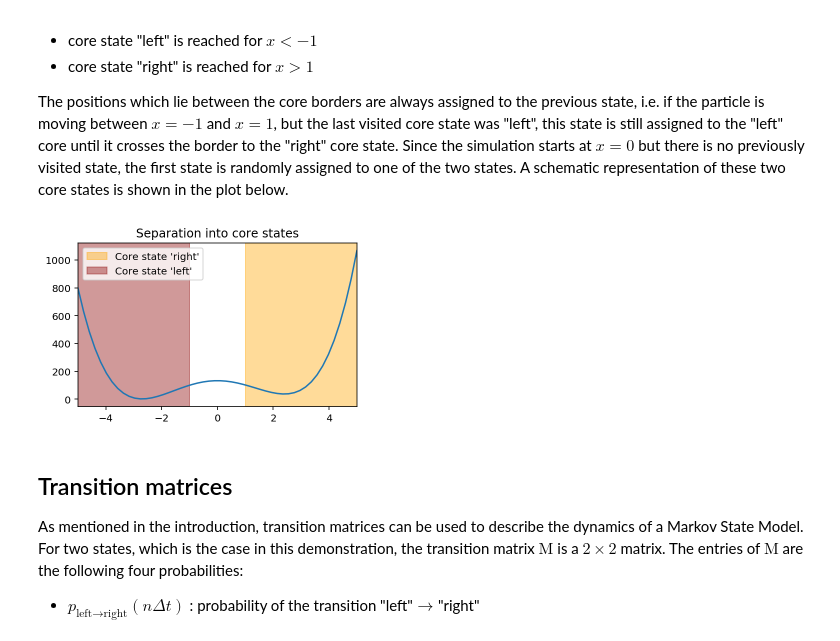
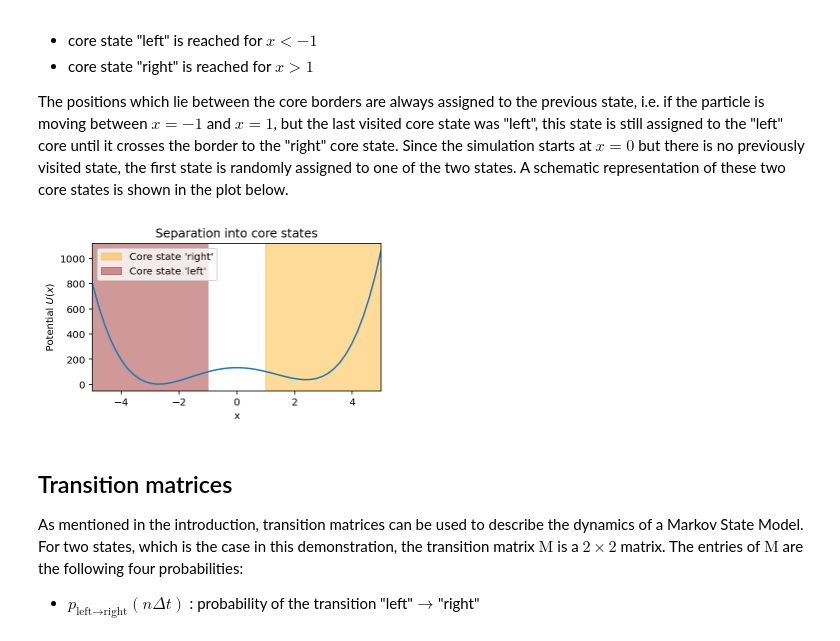
Before and after one commit to jobirk/markovstatemodel, a Jupyter notebook: markov_state_model.ipynb, the cells around one changed output. Drawn from its saved outputs; the diff is of its cells as text; code cells hidden in the pictures.

```diff
--- a/markov_state_model.ipynb
+++ b/markov_state_model.ipynb
@@ -191,14 +193,19 @@ The positions which lie between the core borders are always assigned to the prev
 # %%
 fig, ax = plt.subplots(figsize=(5,3))
 ax.plot(x, U(x))
 ax.set_title("Separation into core states")
+ax.set_xlabel("x")
+ax.set_ylabel(r"Potential $U(x)$")
+# ax.ylabel()
 ax.axvspan( 1, x.max(), alpha=0.4, color="orange",  label="Core state 'right'")
 ax.axvspan(-1, x.min(), alpha=0.4, color="darkred", label="Core state 'left'")
 plt.xlim(x.min(), x.max())
 ax.legend()
+plt.tight_layout()
+plt.savefig("./pictures/separation_into_cores.png", dpi=100)
 plt.show()
 # %% [output]
-[figure, old version]
+[figure, new version]
 # %% [markdown]
 ## Transition matrices
 
```
Also changed, not shown: parts of 7 cells of this notebook, 1 other file.
